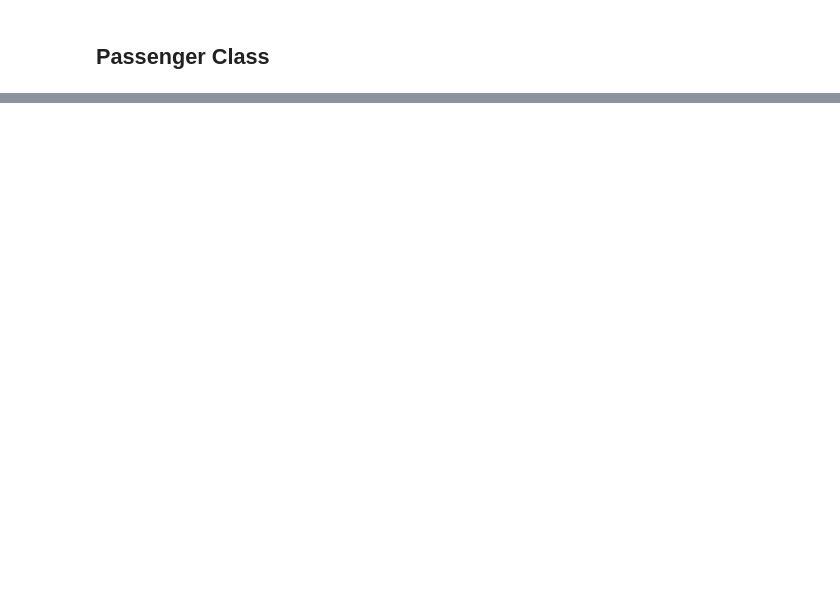
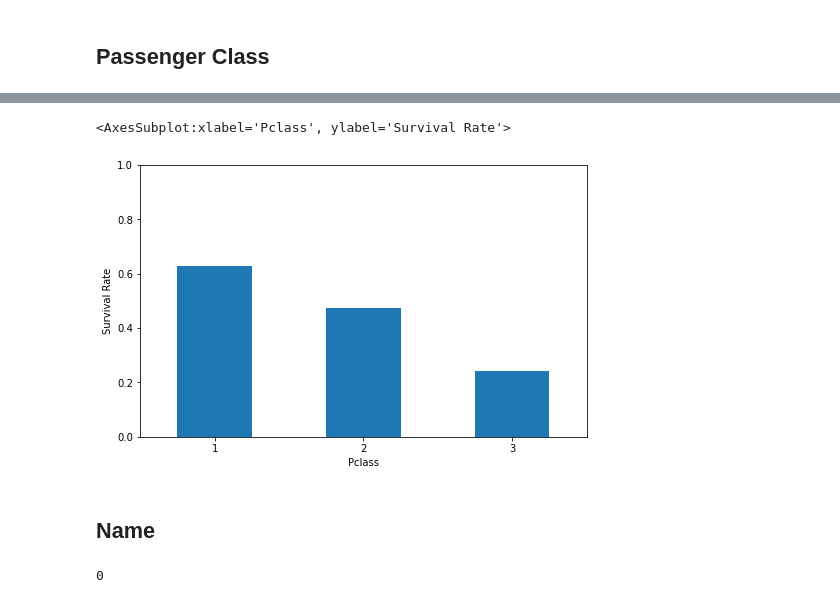
Before and after one commit to tintindas/titanic-kaggle, a Jupyter notebook: eda.ipynb, the cells around one changed output, grey strips where cells are left out. Drawn from its saved outputs; the diff is of its cells as text; code cells hidden in the pictures; blank space fills up the shorter version.

```diff
--- a/eda.ipynb
+++ b/eda.ipynb
@@ -68,0 +73,11 @@ pclass_df
+# %%
+df.groupby(["Pclass"])["Survived"].mean().plot.bar(rot = 0, figsize = (8, 5), ylim=(0, 1), ylabel="Survival Rate")
+# %% [output]
+<AxesSubplot:xlabel='Pclass', ylabel='Survival Rate'>
+[figure, added]
+# %% [markdown]
+## Name
+# %%
+df["Name"].isna().sum()
+# %% [output]
+0
```
Also changed, not shown: parts of 36 cells of this notebook.
